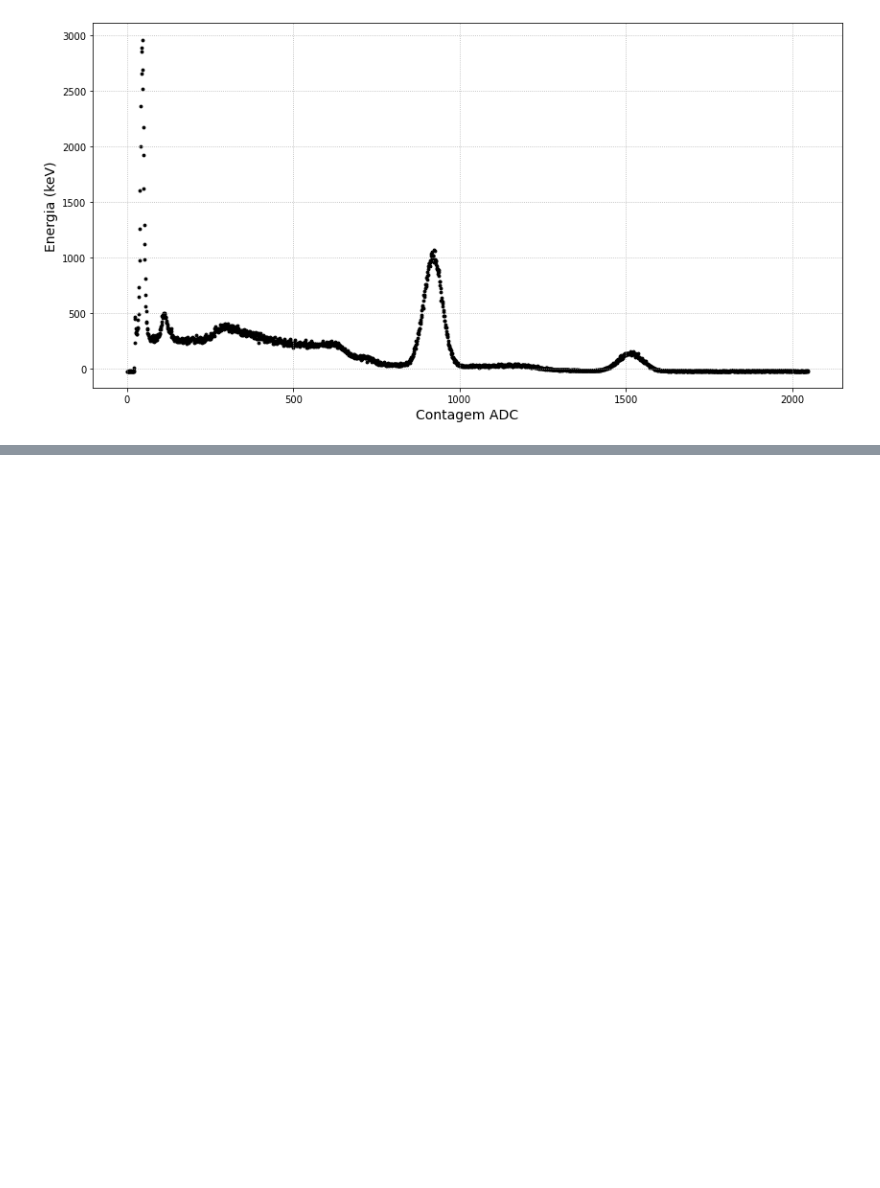
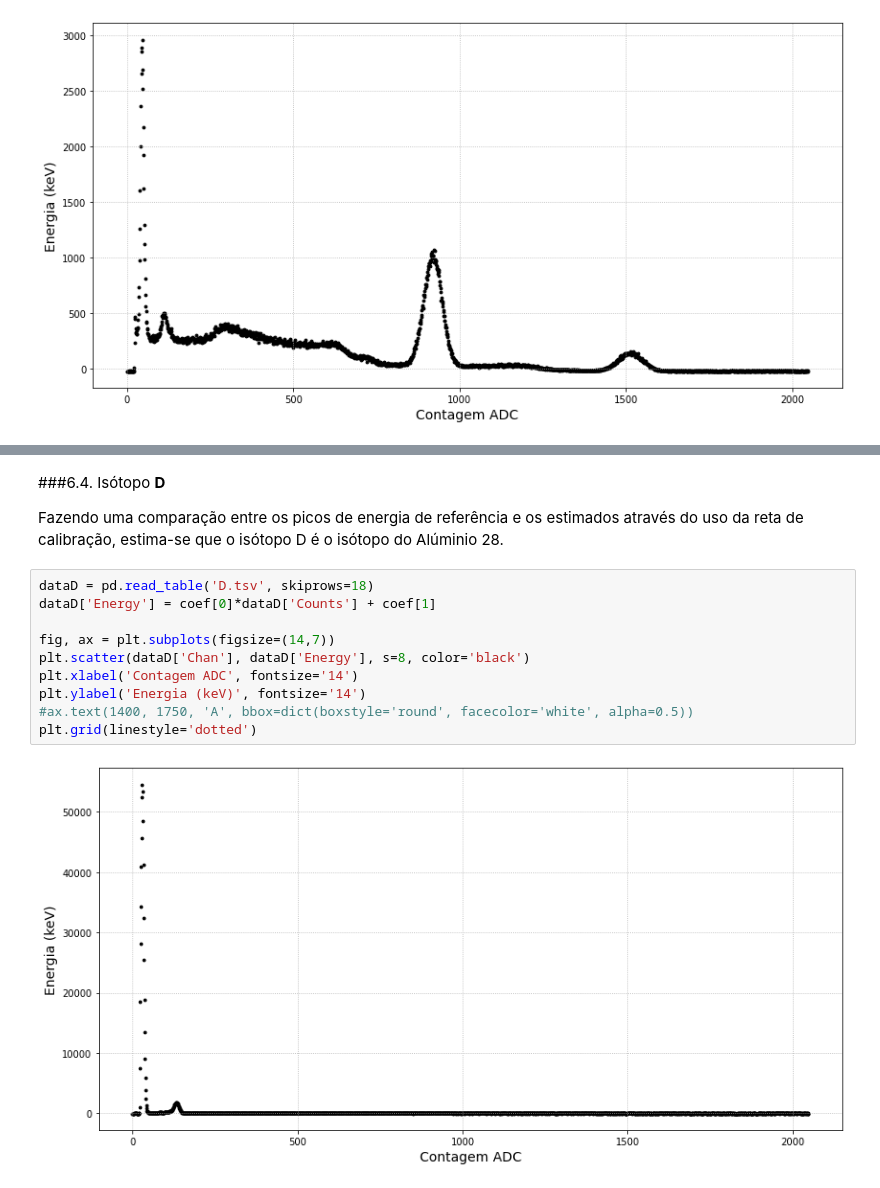
Before and after one commit to goulartsursula/DisciplinasUERJ, a Jupyter notebook: Estrutura da Materia 3/EspectroscopiaGama.ipynb, the cells around one changed output, grey strips where cells are left out. Drawn from its saved outputs; the diff is of its cells as text; blank space fills up the shorter version.

```diff
--- a/Estrutura da Materia 3/EspectroscopiaGama.ipynb
+++ b/Estrutura da Materia 3/EspectroscopiaGama.ipynb
@@ -526 +571,17 @@ plt.grid(linestyle='dotted')
+# %% [markdown]
+###6.4. Isótopo **D**
+
+Fazendo uma comparação entre os picos de energia de referência e os estimados através do uso da reta de calibração, estima-se que o isótopo D é o isótopo do Alúminio 28.
+# %%
+dataD = pd.read_table('D.tsv', skiprows=18)
+dataD['Energy'] = coef[0]*dataD['Counts'] + coef[1]
+
+fig, ax = plt.subplots(figsize=(14,7))
+plt.scatter(dataD['Chan'], dataD['Energy'], s=8, color='black')
+plt.xlabel('Contagem ADC', fontsize='14')
+plt.ylabel('Energia (keV)', fontsize='14')
+#ax.text(1400, 1750, 'A', bbox=dict(boxstyle='round', facecolor='white', alpha=0.5))
+plt.grid(linestyle='dotted')
+# %% [output]
+[figure, added]
 # %%
```
Also changed, not shown: parts of 13 cells of this notebook.
